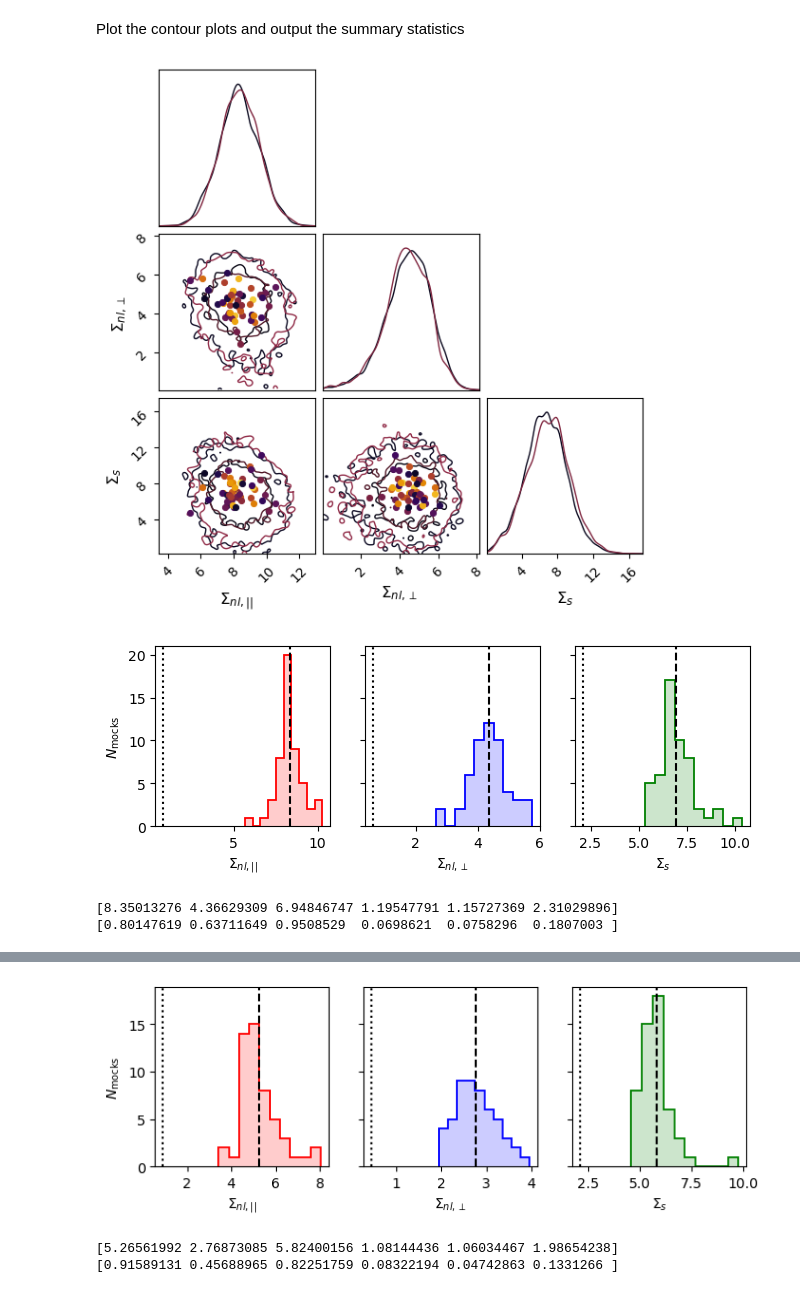
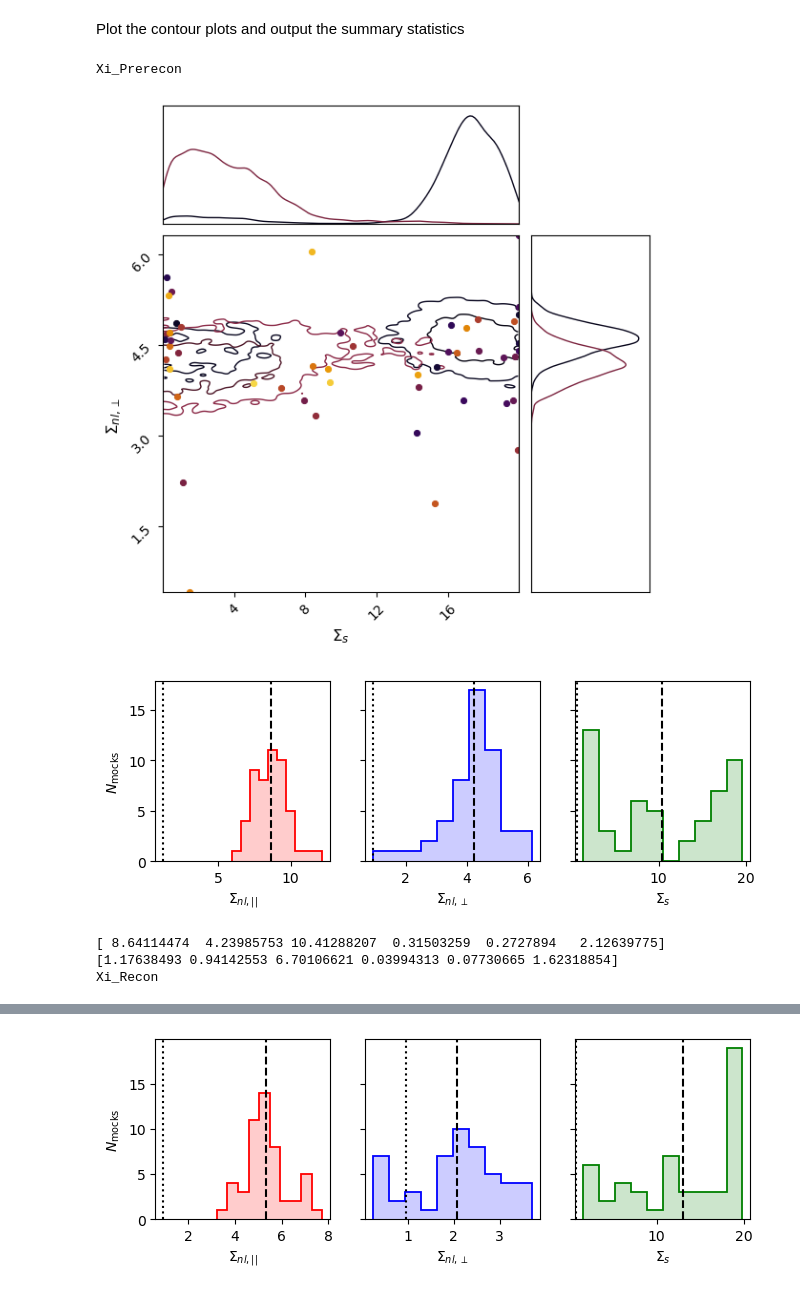
Before and after one commit to abbew25/Barry, a Jupyter notebook: cosmodesi_KP4ELG_examplecode_make_picklefiles/plot_desi_kp4_abacus_cubic_ELG_nuisanceparams.ipynb, the cells around one changed output, grey strips where cells are left out. Drawn from its saved outputs; the diff is of its cells as text; code cells hidden in the pictures.

```diff
--- a/cosmodesi_KP4ELG_examplecode_make_picklefiles/plot_desi_kp4_abacus_cubic_ELG_nuisanceparams.ipynb
+++ b/cosmodesi_KP4ELG_examplecode_make_picklefiles/plot_desi_kp4_abacus_cubic_ELG_nuisanceparams.ipynb
@@ -33,7 +33,8 @@ This code segment reads in the chains, plots the bestfit model vs. data and prep
 logging.info("Creating plots")
 
 fitname = []
-datanames = ["CV_Xi_Prerecon", "CV_Xi_Recon", "CV_Pk_Prerecon", "CV_Pk_Recon"]
+#datanames = ["CV_Xi_Prerecon", "CV_Xi_Recon", "CV_Pk_Prerecon", "CV_Pk_Recon"]
+datanames = ["Xi_Prerecon", "Xi_Recon", "Pk_Prerecon", "Pk_Recon"]
 c = [ChainConsumer(), ChainConsumer(), ChainConsumer(), ChainConsumer()]
 
 # Loop over all the chains
@@ -41,9 +42,9 @@ stats = {k: [] for k in datanames}
 output = {k: [] for k in datanames}
 for posterior, weight, chain, evidence, model, data, extra in fitter.load():
 
-    if "Pk" not in extra["name"]:# or "CV" not in extra["name"]:
-       #print('test')
-       continue
+#     if "Pk" not in extra["name"]:# or "CV" not in extra["name"]:
+#        #print('test')
+#        continue
 
     recon_bin = 0 if "Prerecon" in extra["name"] else 1
     data_bin = 0 if "Xi" in extra["name"] else 1
@@ -53,7 +54,7 @@ for posterior, weight, chain, evidence, model, data, extra in fitter.load():
 
     # Store the chain in a dictionary with parameter names
     df = pd.DataFrame(chain, columns=model.get_labels())
-
+    #print(df)
     # Get the MAP (maximum a posteriori) point and set the model up at this point
     model.set_data(data)
     r_s = model.camb.get_data()["r_s"]
@@ -203,48 +203,58 @@ def plot_errors(stats, suffix='_bestnuisance'):
 
     return nstats, means, covs, corr
 
-truth = {"$\\Sigma_{nl,||}$": 1.0, "$\\Sigma_{nl,\\perp}$": 0, "$\\Sigma_s$": 1.0}
-
-parameters = [names for names in truth]
+parameters = ["$\\Sigma_{nl,||}$", "$\\Sigma_{nl,\\perp}$", "$\\Sigma_s$"]
+#parameters = ['$\\Sigma_s$',"$\\Sigma_{nl,\\perp}$"]
 
 for chain_bin in range(len(c)):
 
-    if 'Pk' not in datanames[chain_bin]:
-        continue
+    # if 'Pk' not in datanames[chain_bin]:
+    #     continue
 
-    suffix = '_bestnuisance'
+    print(datanames[chain_bin])
+    # suffix = '_bestnuisance'
+    #print(dir(c[chain_bin]))
+    #print(c[chain_bin].get_latex_table())
+    #print(dir(c[chain_bin].chains[0]))
+    #print(c[chain_bin].chains[0].parameters)
+
+
+    #continue
+    #print(c[chain_bin]._all_parameters)
+    #print(c[chain_bin].analysis.get_summary())
+
     c[chain_bin].plotter.plot(
-    #truth=truth,
         parameters=parameters,
-        legend=False,#True,
+        legend=False,
         display=True,
         figsize=(6,6),
-        filename="plots/desi_kp4_abacus_cubic_ELG" + suffix + "/output/contourplot_v2.png",
-
     )
 
     # Plot histograms of the errors and r_off
     nstats, means, covs, corr = plot_errors(stats[datanames[chain_bin]])
     print(means)
     print(np.sqrt(np.diag(covs)))
 
+    #continue
     with open("plots/desi_kp4_abacus_cubic_ELG_bestnuisance/output/Barry_fit_" + datanames[chain_bin] + ".txt", "w") as f:
         f.write(
             "# Realisation, Sigma_nl_para, Sigma_nl_perp, sigma_s, sig_Sigma_nl_para, sig_Sigma_nl_perp, sig_Sigma_s, bf_chi2, dof\n"
             )
         for l in output[datanames[chain_bin]]:
             f.write(l + "\n")
 
         # And now the average of all the individual realisations
         f.write("# ---------------------------------------------------\n")
         f.write(
             "# <Sigma_nl_par>, <Sigma_nl_perp>, <Sigma_s>, <sig_Sigma_nl_para>, <sig_Sigma_nl_perp>, <sig_Sigma_s>, std_sigma_nl_para, std_sigma_nl_perp, std_sigma_s\n"
             )
         f.write(
             f"{means[0]:6.4f}, {means[1]:6.4f}, {means[2]:6.4f}, {means[3]:6.4f}, {means[4]:6.4f}, {means[5]:6.4f}, {np.sqrt(covs[0, 0]):6.4f}, {np.sqrt(covs[1, 1]):6.4f}, {np.sqrt(covs[2,2]):6.4f}\n"
             )
 # %% [output]
+Xi_Prerecon
-[figure, old version]
+[figure, new version]
-[figure, old version]
+[figure, new version]
-[8.35013276 4.36629309 6.94846747 1.19547791 1.15727369 2.31029896]
-[0.80147619 0.63711649 0.9508529  0.0698621  0.0758296  0.1807003 ]
+[ 8.64114474  4.23985753 10.41288207  0.31503259  0.2727894   2.12639775]
+[1.17638493 0.94142553 6.70106621 0.03994313 0.07730665 1.62318854]
+Xi_Recon
@@ -252,3 +262 @@ for chain_bin in range(len(c)):
-[figure, old version]
+[figure, new version]
-[5.26561992 2.76873085 5.82400156 1.08144436 1.06034467 1.98654238]
-[0.91589131 0.45688965 0.82251759 0.08322194 0.04742863 0.1331266 ]
```
Also changed, not shown: parts of 2 cells of this notebook, 9 other files.
